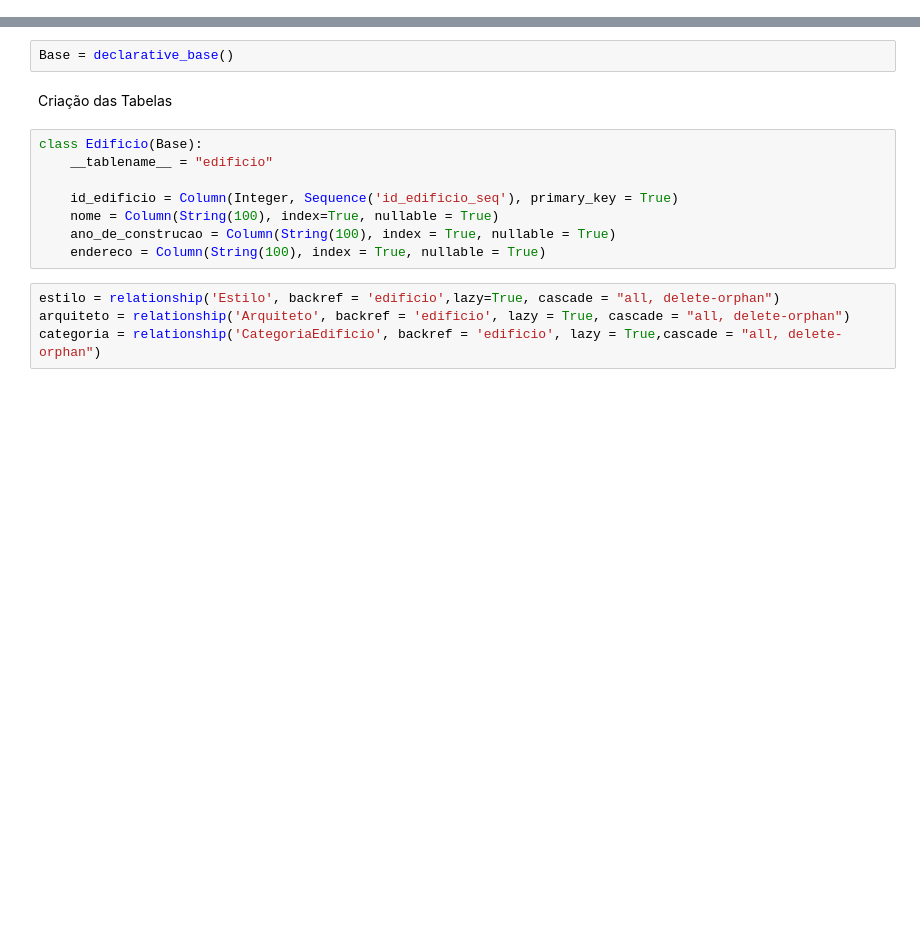
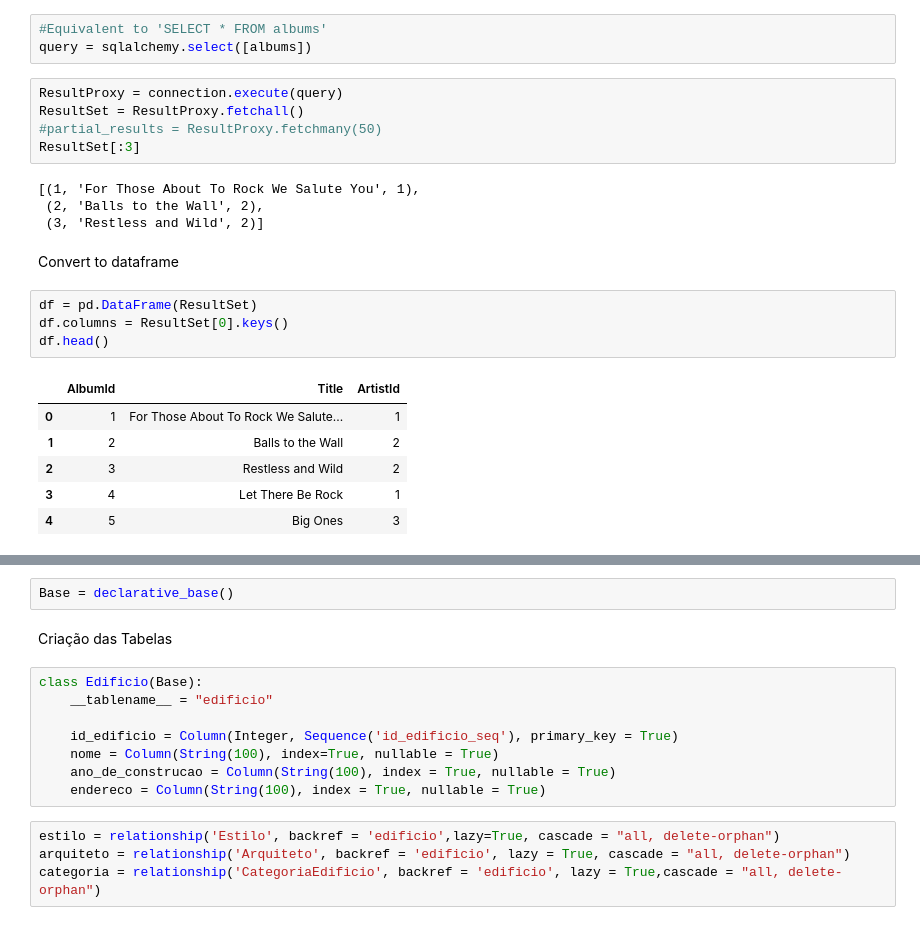
Before and after one commit to rsouza/Databases_Course, a Jupyter notebook: Notebooks/4_SQLAlchemy.ipynb, the cells around one changed output, grey strips where cells are left out. Drawn from its saved outputs; the diff is of its cells as text; blank space fills up the shorter version.

```diff
--- a/Notebooks/4_SQLAlchemy.ipynb
+++ b/Notebooks/4_SQLAlchemy.ipynb
@@ -24,0 +64,25 @@ def connect_db():
+# %%
+#Equivalent to 'SELECT * FROM albums'
+query = sqlalchemy.select([albums])
+# %%
+ResultProxy = connection.execute(query)
+ResultSet = ResultProxy.fetchall()
+#partial_results = ResultProxy.fetchmany(50)
+ResultSet[:3]
+# %% [output]
+[(1, 'For Those About To Rock We Salute You', 1),
+ (2, 'Balls to the Wall', 2),
+ (3, 'Restless and Wild', 2)]
+# %% [markdown]
+Convert to dataframe
+# %%
+df = pd.DataFrame(ResultSet)
+df.columns = ResultSet[0].keys()
+df.head()
+# %% [output]
+|  | AlbumId | Title | ArtistId |
+| 0 | 1 | For Those About To Rock We Salute... | 1 |
+| 1 | 2 | Balls to the Wall | 2 |
+| 2 | 3 | Restless and Wild | 2 |
+| 3 | 4 | Let There Be Rock | 1 |
+| 4 | 5 | Big Ones | 3 |
```
Also changed, not shown: parts of 48 cells of this notebook.
